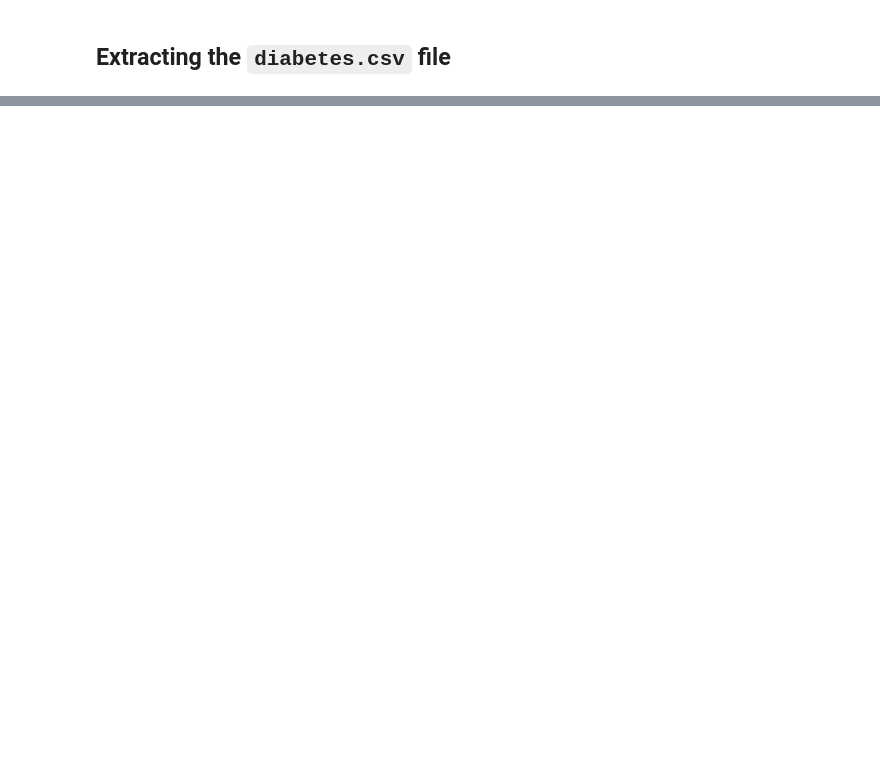
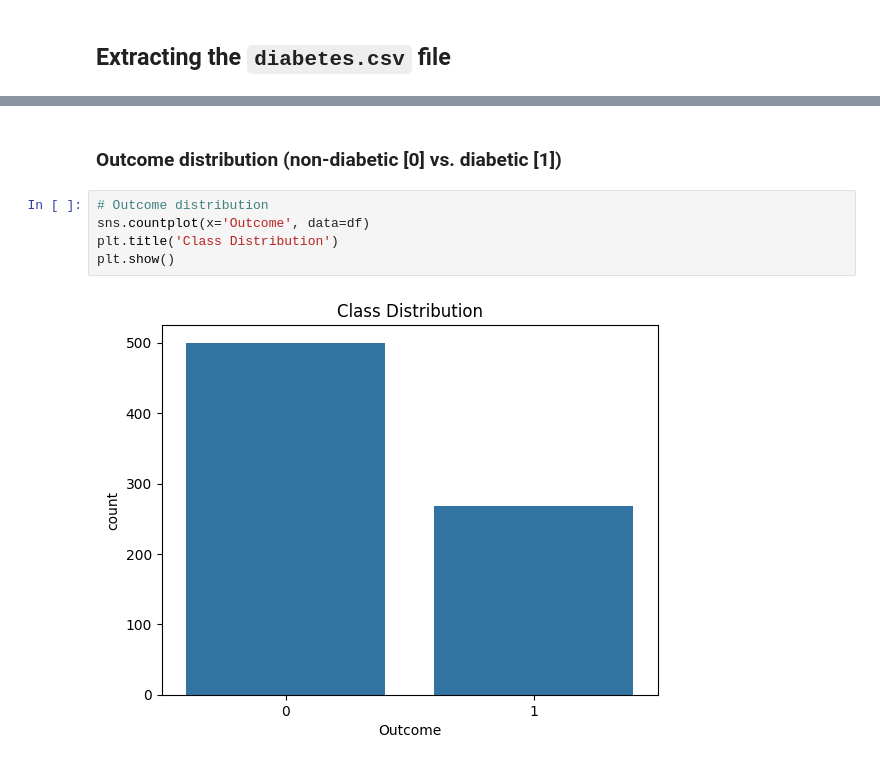
Before and after one commit to trashsock/comp_sci_7318_UoA, a Jupyter notebook: assn1.ipynb, the cells around one changed output, grey strips where cells are left out. Saved outputs shown, nothing was run; the diff lists cells and outputs as text; blank space fills up the shorter version.

```diff
--- a/assn1.ipynb
+++ b/assn1.ipynb
@@ -398,0 +97,9 @@ weighted avg       0.75      0.72      0.73       154
+# %% [markdown]
+### Outcome distribution (non-diabetic [0] vs. diabetic [1])
+# %%
+# Outcome distribution
+sns.countplot(x='Outcome', data=df)
+plt.title('Class Distribution')
+plt.show()
+# %% [output]
+[figure, added]
```
Also changed, not shown: parts of 68 cells of this notebook.
